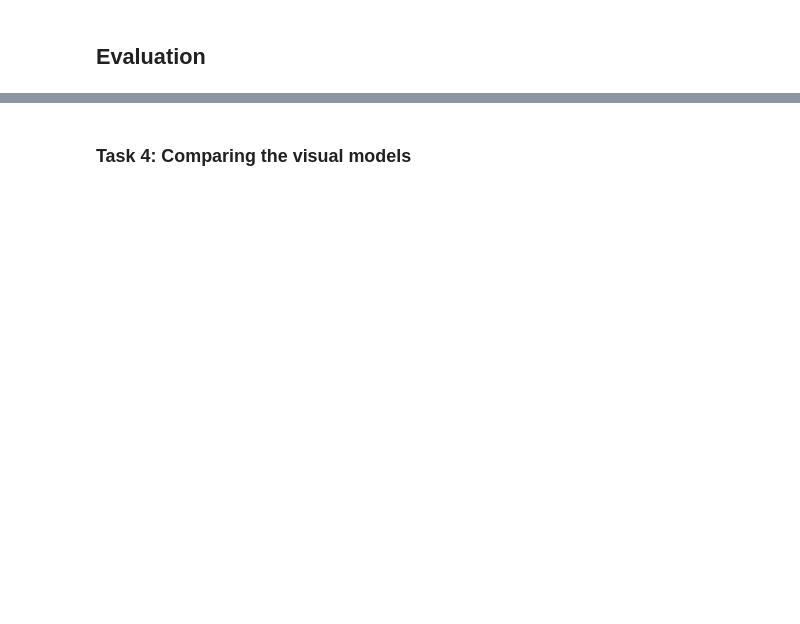
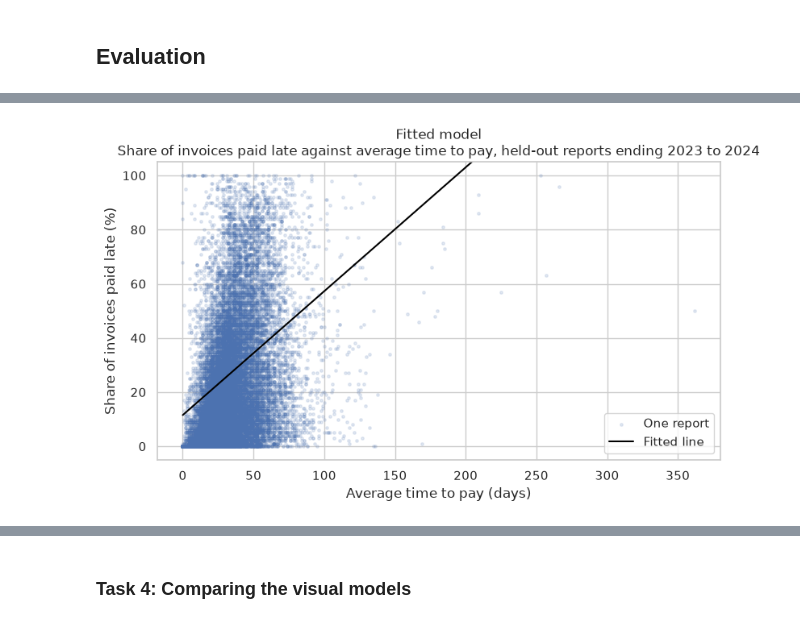
Before and after one commit to PaddyGilliland1/statistical-analysis-project, a Jupyter notebook: analysis.ipynb, the cells around one changed output, grey strips where cells are left out. Drawn from its saved outputs; the diff is of its cells as text; code cells hidden in the pictures; blank space fills up the shorter version.

Commit message:
Add the fitted model with training and evaluation

```diff
--- a/analysis.ipynb
+++ b/analysis.ipynb
@@ -1693,0 +1734,11 @@ plt.show()
+# %%
+# The fitted model also leaves out the reports above 365 days, because the
+# average time to pay is its input.
+MODEL_EXCLUDED = EXCLUDED + ["Average time to pay above 365 days"]
+for_model = flagged[~has_reason(flagged, MODEL_EXCLUDED)]
+train = model_data(for_model, col, (2018, 2022))
+held_out = model_data(for_model, col, (2023, 2024))
+left_out = len(flagged) - len(for_model)
+print(f"Reports left out of the fitted model: {left_out:,}")
+print(f"Training reports, periods ending 2018 to 2022: {len(train):,}")
+print(f"Held-out reports, periods ending 2023 to 2024: {len(held_out):,}")
@@ -1695,0 +1792,11 @@ plt.show()
+# %%
+fit = fit_line(train, col["days"], col["outcome"])
+print(f"Training reports: {fit['reports']:,.0f}")
+print(f"Slope: {fit['slope']:.4f} percentage points per day")
+print(f"Intercept: {fit['intercept']:.2f}%")
+print(f"r squared: {fit['r squared']:.4f}")
+print(f"Slope standard error: {fit['slope standard error']:.4f}")
+print(
+    f"Slope 95% confidence interval: {fit['slope 95% CI low']:.4f} to "
+    f"{fit['slope 95% CI high']:.4f}"
+)
@@ -1697,0 +1905,15 @@ plt.show()
+# %%
+fitted_ax = plot_fitted_model(
+    held_out,
+    col["days"],
+    col["outcome"],
+    fit,
+    "Fitted model",
+    "Share of invoices paid late against average time to pay, held-out "
+    "reports ending 2023 to 2024",
+    "Average time to pay (days)",
+    "Share of invoices paid late (%)",
+)
+plt.show()
+# %% [output]
+[figure, added]
```
Also changed, not shown: parts of 14 cells of this notebook.
